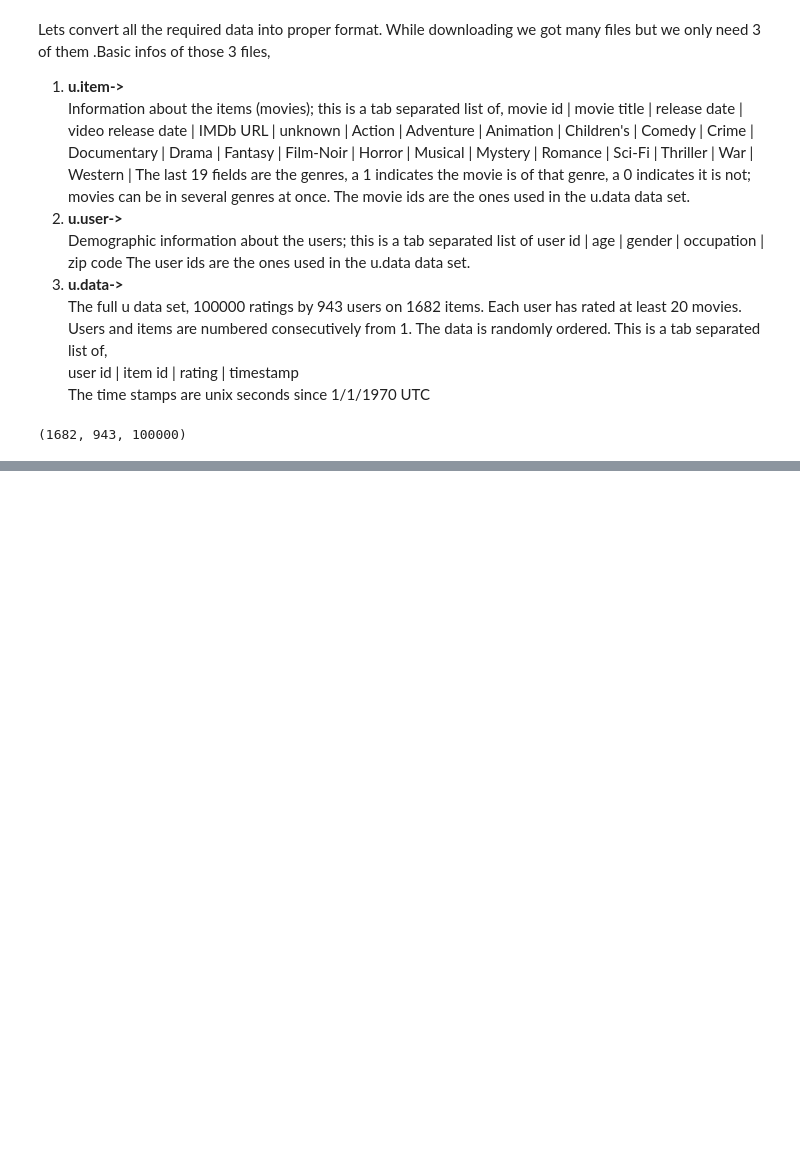
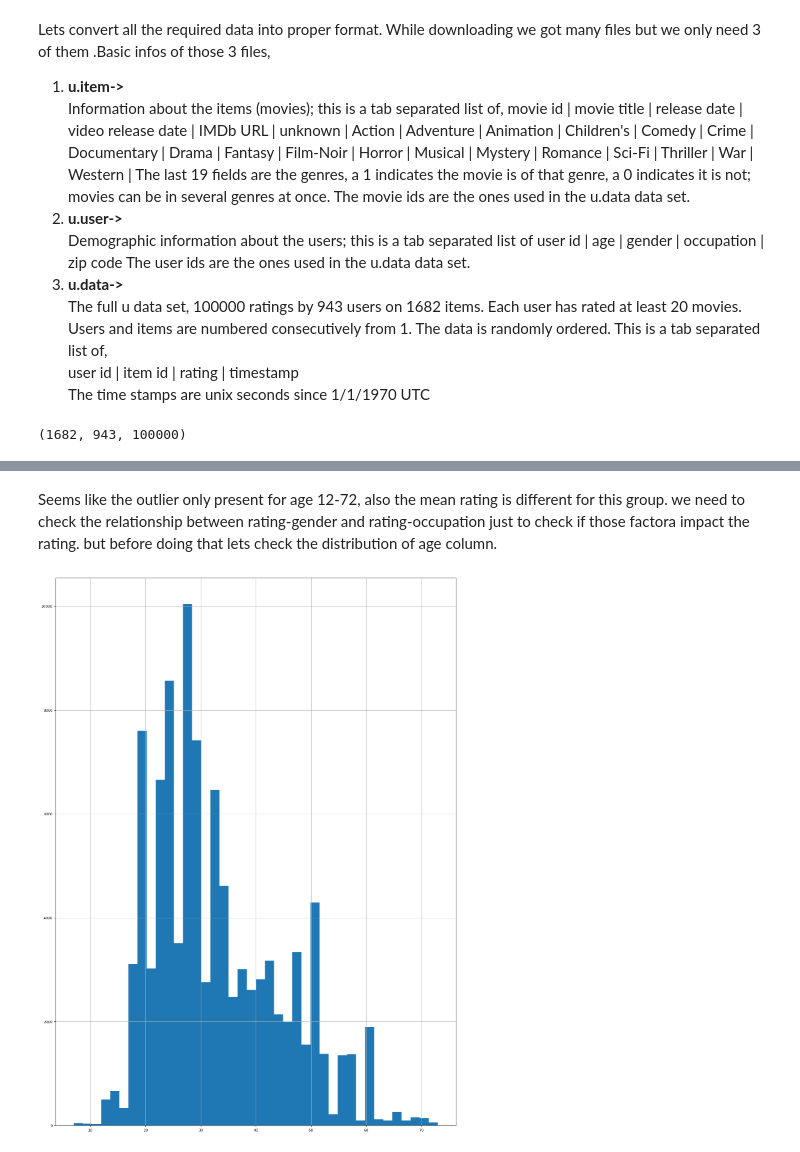
Before and after one commit to TanusreeDas/machine-learning-with-python, a Jupyter notebook: notebooks/collaborative_recommender_system-movies.ipynb, the cells around one changed output, grey strips where cells are left out. Drawn from its saved outputs; the diff is of its cells as text; code cells hidden in the pictures; blank space fills up the shorter version.

```diff
--- a/notebooks/collaborative_recommender_system-movies.ipynb
+++ b/notebooks/collaborative_recommender_system-movies.ipynb
@@ -49,0 +251,7 @@ movies_df.shape[0],users_df.shape[0],user_ratings_df.shape[0]
+# %% [markdown]
+Seems like the outlier only present for age 12-72, also the mean rating is different for this group. we need to check the relationship between rating-gender and rating-occupation just to check if those factora impact the rating. but before doing that lets check the distribution of age column.
+# %%
+plt.figure(figsize=(10,6))
+merged_df['age'].hist(figsize=(16,22),bins=40,xlabelsize=8, ylabelsize=8);
+# %% [output]
+[figure, added]
```
Also changed, not shown: parts of 38 cells of this notebook, 1 other file.
